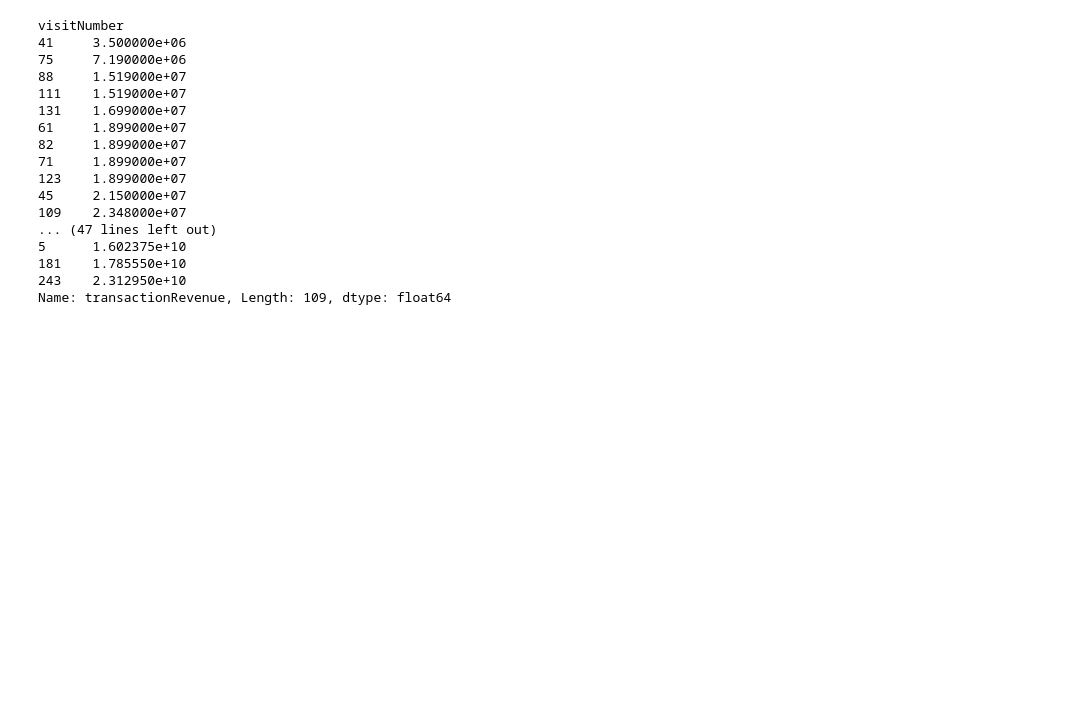
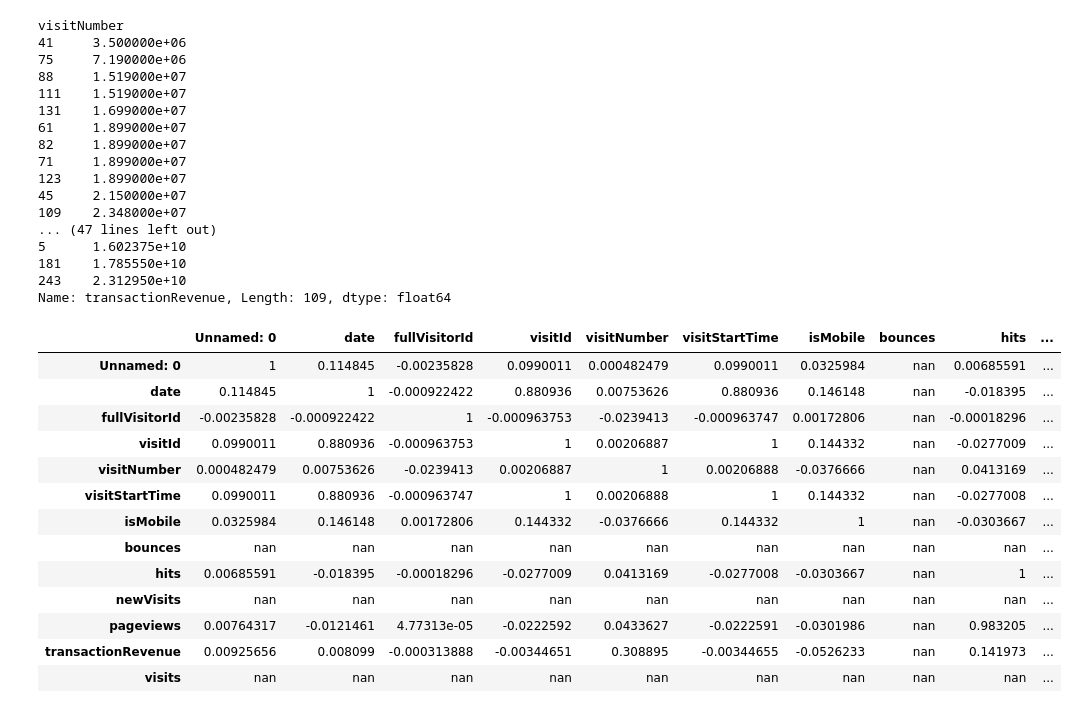
Before and after one commit to palash1512/google_analytics_kaggle, a Jupyter notebook: EDA2.ipynb, the cells around one changed output. Cells and saved outputs as stored; diff of their text form; code cells hidden in the pictures; blank space fills up the shorter version.

```diff
--- a/EDA2.ipynb
+++ b/EDA2.ipynb
@@ -106,3 +106,21 @@ visitNumber
 181    1.785550e+10
 243    2.312950e+10
 Name: transactionRevenue, Length: 109, dtype: float64
+# %%
+corr =  data.corr()
+corr.style.background_gradient()
+# %% [output]
+|  | Unnamed: 0 | date | fullVisitorId | visitId | visitNumber | visitStartTime | isMobile | bounces | hits | ... |
+| Unnamed: 0 | 1 | 0.114845 | -0.00235828 | 0.0990011 | 0.000482479 | 0.0990011 | 0.0325984 | nan | 0.00685591 | ... |
+| date | 0.114845 | 1 | -0.000922422 | 0.880936 | 0.00753626 | 0.880936 | 0.146148 | nan | -0.018395 | ... |
+| fullVisitorId | -0.00235828 | -0.000922422 | 1 | -0.000963753 | -0.0239413 | -0.000963747 | 0.00172806 | nan | -0.00018296 | ... |
+| visitId | 0.0990011 | 0.880936 | -0.000963753 | 1 | 0.00206887 | 1 | 0.144332 | nan | -0.0277009 | ... |
+| visitNumber | 0.000482479 | 0.00753626 | -0.0239413 | 0.00206887 | 1 | 0.00206888 | -0.0376666 | nan | 0.0413169 | ... |
+| visitStartTime | 0.0990011 | 0.880936 | -0.000963747 | 1 | 0.00206888 | 1 | 0.144332 | nan | -0.0277008 | ... |
+| isMobile | 0.0325984 | 0.146148 | 0.00172806 | 0.144332 | -0.0376666 | 0.144332 | 1 | nan | -0.0303667 | ... |
+| bounces | nan | nan | nan | nan | nan | nan | nan | nan | nan | ... |
+| hits | 0.00685591 | -0.018395 | -0.00018296 | -0.0277009 | 0.0413169 | -0.0277008 | -0.0303667 | nan | 1 | ... |
+| newVisits | nan | nan | nan | nan | nan | nan | nan | nan | nan | ... |
+| pageviews | 0.00764317 | -0.0121461 | 4.77313e-05 | -0.0222592 | 0.0433627 | -0.0222591 | -0.0301986 | nan | 0.983205 | ... |
+| transactionRevenue | 0.00925656 | 0.008099 | -0.000313888 | -0.00344651 | 0.308895 | -0.00344655 | -0.0526233 | nan | 0.141973 | ... |
+| visits | nan | nan | nan | nan | nan | nan | nan | nan | nan | ... |
```
Also changed, not shown: parts of 5 cells of this notebook.
